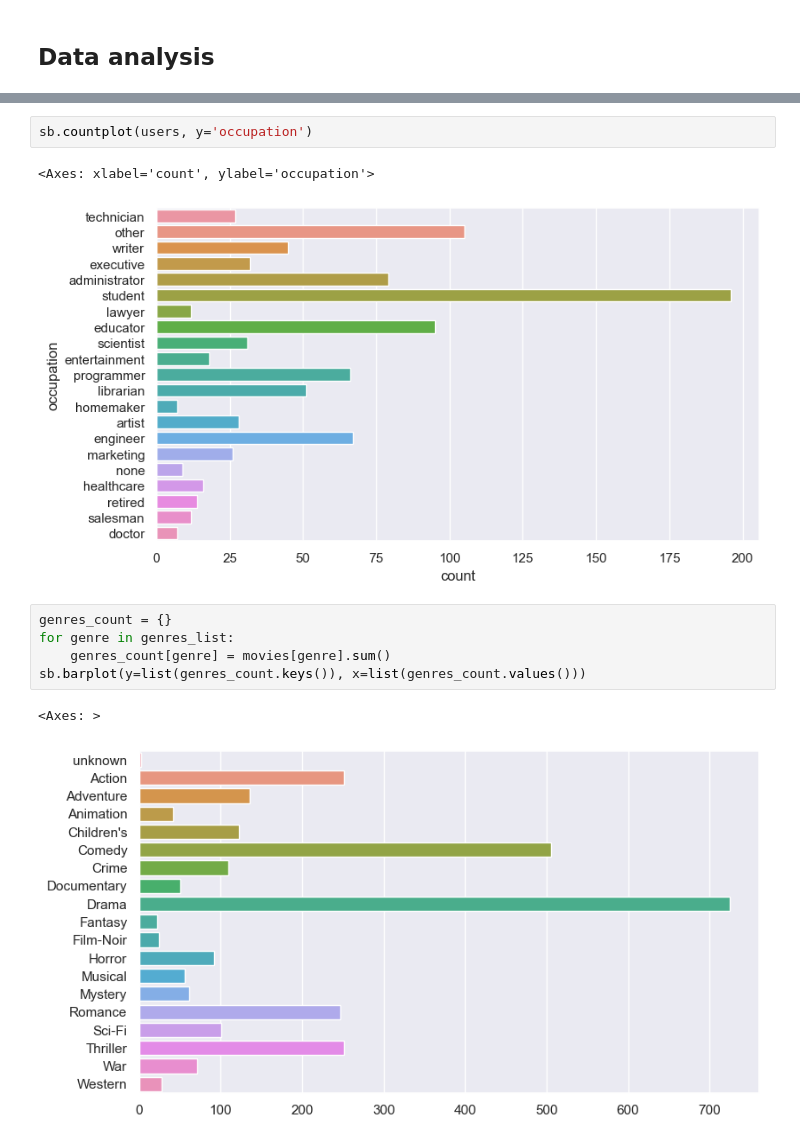
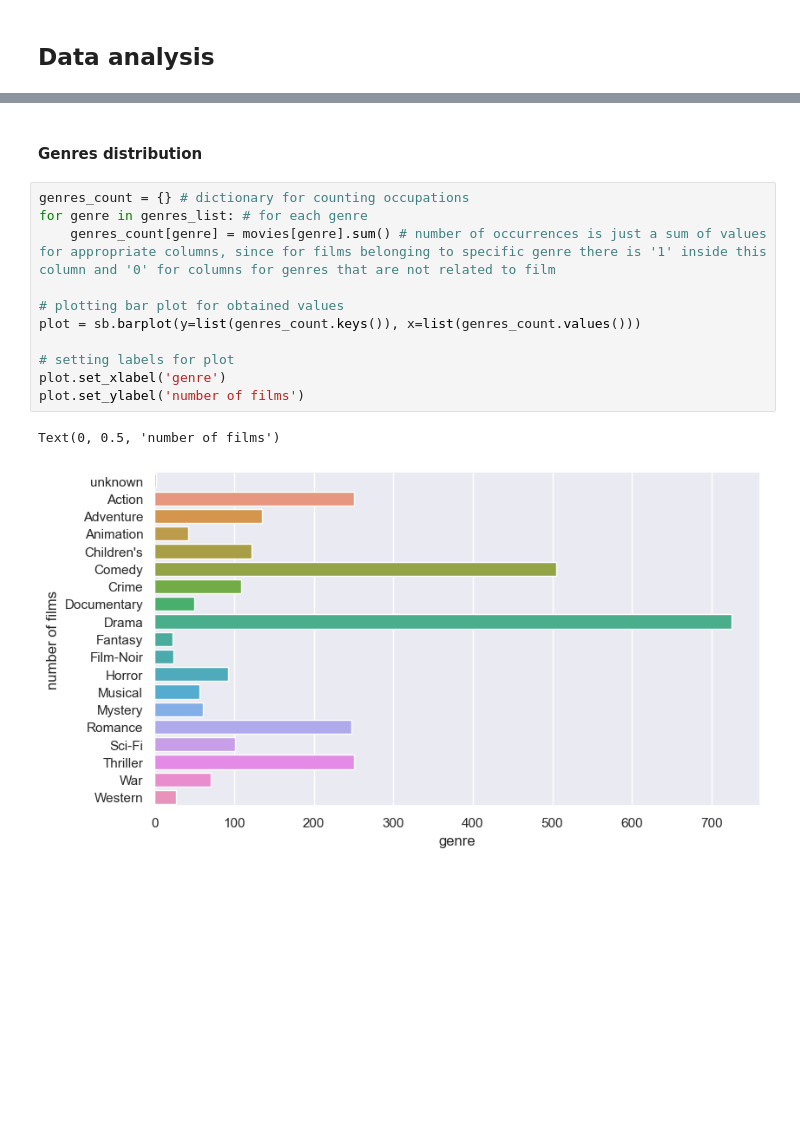
Before and after one commit to glebuben/PMLDL-Assignment-2, a Jupyter notebook: notebooks/1.0-initial-data-exporation.ipynb, the cells around one changed output, grey strips where cells are left out. Drawn from its saved outputs; the diff is of its cells as text; blank space fills up the shorter version.

```diff
--- a/notebooks/1.0-initial-data-exporation.ipynb
+++ b/notebooks/1.0-initial-data-exporation.ipynb
@@ -308,13 +334,16 @@ sb.countplot(users, x='gender')
-# %%
-sb.countplot(users, y='occupation')
-# %% [output]
-<Axes: xlabel='count', ylabel='occupation'>
-[figure, removed]
-# %%
-genres_count = {}
-for genre in genres_list:
-    genres_count[genre] = movies[genre].sum()
-sb.barplot(y=list(genres_count.keys()), x=list(genres_count.values()))
-# %% [output]
-<Axes: >
-[figure, removed]
+# %% [markdown]
+#### Genres distribution
+# %%
+genres_count = {} # dictionary for counting occupations
+for genre in genres_list: # for each genre
+    genres_count[genre] = movies[genre].sum() # number of occurrences is just a sum of values for appropriate columns, since for films belonging to specific genre there is '1' inside this column and '0' for columns for genres that are not related to film
+
+# plotting bar plot for obtained values
+plot = sb.barplot(y=list(genres_count.keys()), x=list(genres_count.values()))
+
+# setting labels for plot
+plot.set_xlabel('genre')
+plot.set_ylabel('number of films')
+# %% [output]
+Text(0, 0.5, 'number of films')
+[figure, added]
```
Also changed, not shown: parts of 43 cells of this notebook.
